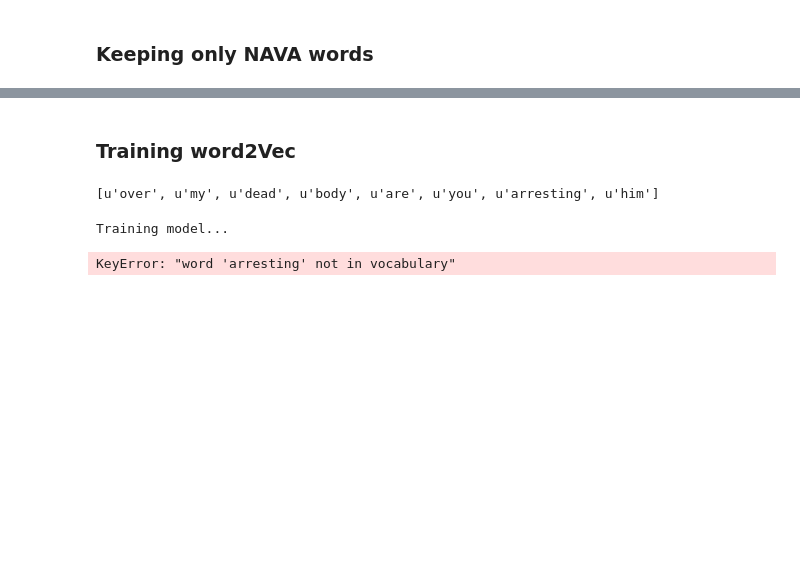
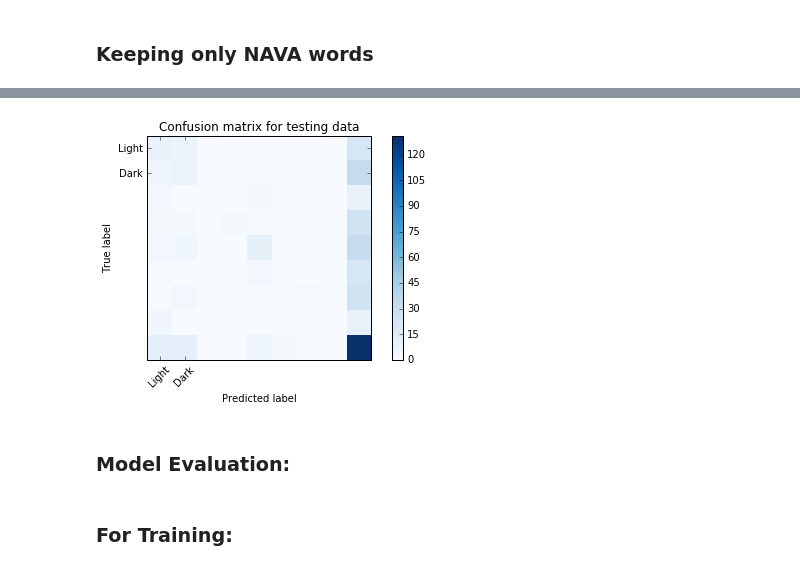
Before and after one commit to meryemmhamdi1/GMR_ADA_Project, a Jupyter notebook: Semi-Supervised Emotion Recognition .ipynb, the cells around one changed output, grey strips where cells are left out. Cells and saved outputs as stored; diff of their text form; code cells hidden in the pictures; blank space fills up the shorter version.

```diff
--- a/Semi-Supervised Emotion Recognition .ipynb
+++ b/Semi-Supervised Emotion Recognition .ipynb
@@ -303,0 +405,3 @@ nava_tweets = keep_only_nava_words(lemmatized_tweets)
+# %%
+cm_test=metrics.confusion_matrix(y_test, result_test)
+print(cm_test)
@@ -304,55 +418,9 @@ nava_tweets = keep_only_nava_words(lemmatized_tweets)
+# %%
+plot_confusion_matrix(cm_test, classes=['Light','Dark'],
+                      title='Confusion matrix for testing data')
+# %% [output]
+[figure, added]
+# %% [markdown]
+### Model Evaluation:
 # %% [markdown]
-### Training word2Vec
+### For Training:
-# %%
-def lemmatizer_raw(tweets):
-    tweets_whole = []
-    lmtzr = WordNetLemmatizer()
-    for i in range(0,len(tweets)):
-        tweets_sub = []
-        for (word,tag) in tweets[i]:
-            if tag=='v' or tag =='n':
-                tweets_sub.append(lmtzr.lemmatize(word,tag).lower())
-            else:
-                tweets_sub.append(word.lower())
-        tweets_whole.append(tweets_sub)
-    return tweets_whole
-raw_tokenized_lemma = lemmatizer_raw(tagged_tweets)
-len(raw_tokenized_lemma)
-raw_tokenized_lemma[0]
-# %% [output]
-[u'over', u'my', u'dead', u'body', u'are', u'you', u'arresting', u'him']
-# %%
-# Import the built-in logging module and configure it so that Word2Vec
-# creates nice output messages
-import logging
-logging.basicConfig(format='%(asctime)s : %(levelname)s : %(message)s',\
-    level=logging.INFO)
-
-# Set values for various parameters
-num_features = 300    # Word vector dimensionality
-min_word_count = 40   # Minimum word count
-num_workers = 4       # Number of threads to run in parallel
-context = 10          # Context window size
-downsampling = 1e-3   # Downsample setting for frequent words
-
-# Initialize and train the model (this will take some time)
-from gensim.models import word2vec
-print ("Training model...")
-model = word2vec.Word2Vec(raw_tokenized_lemma, workers=num_workers,
-            size=num_features, min_count = min_word_count,
-            window = context, sample = downsampling)
-
-# If you don't plan to train the model any further, calling
-# init_sims will make the model much more memory-efficient.
-model.init_sims(replace=True)
-
-# It can be helpful to create a meaningful model name and
-# save the model for later use. You can load it later using Word2Vec.load()
-model_name = "external_tweets_word2vec_model"
-model.save(model_name)
-# %% [output]
-Training model...
-# %%
-model.most_similar('arresting')
-# %% [output]
-KeyError: "word 'arresting' not in vocabulary"
```
Also changed, not shown: parts of 73 cells of this notebook, 16 other files.
